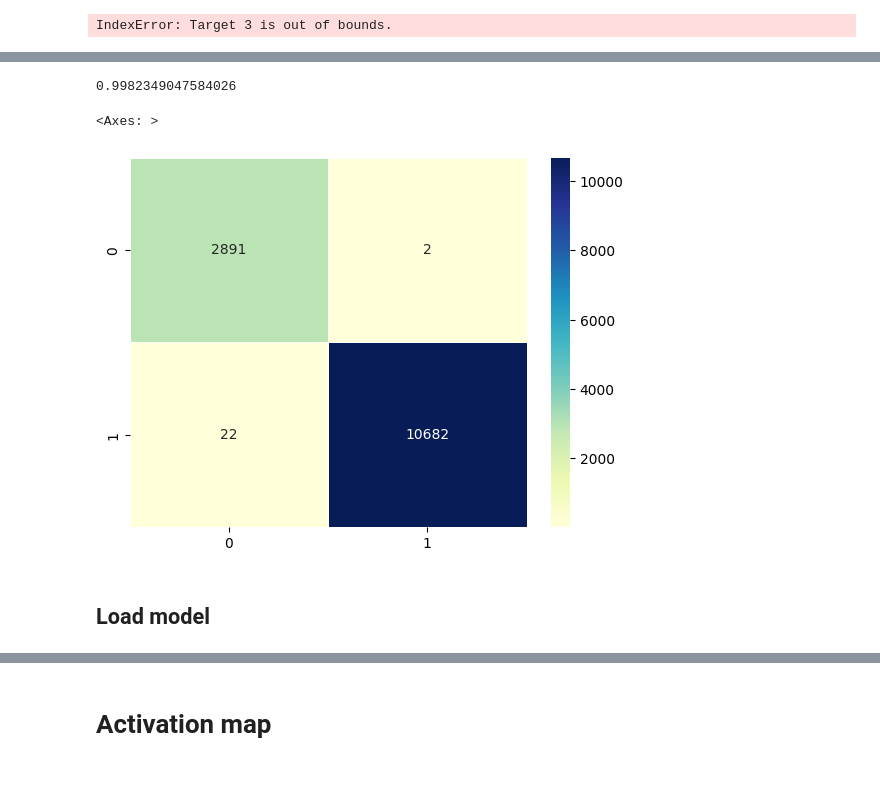
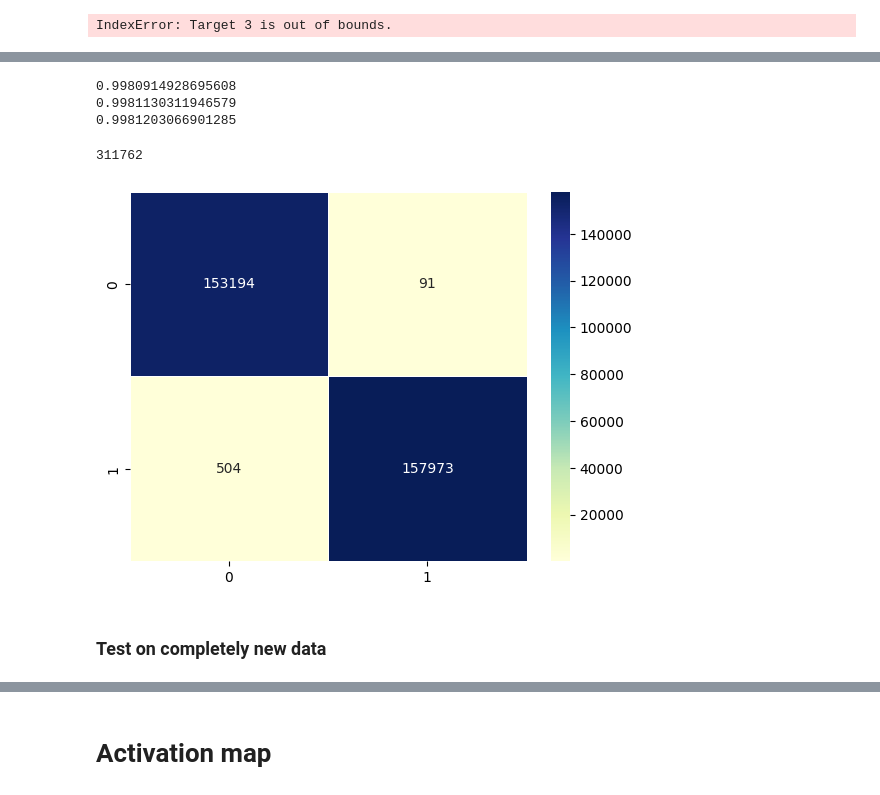
Before and after one commit to maxivmn/pklot, a Jupyter notebook: notebooks/classification.ipynb, the cells around one changed output, grey strips where cells are left out. Cells and saved outputs as stored; diff of their text form; code cells hidden in the pictures.

```diff
--- a/notebooks/classification.ipynb
+++ b/notebooks/classification.ipynb
@@ -33,0 +49,22 @@ DATASET_PATH
+# %%
+destpath_dic = {'PUC_sunny':'../data/PKLot/PKLotSegmented_rearranged/PUC/Sunny/',
+                'PUC_cloudy':'../data/PKLot/PKLotSegmented_rearranged/PUC/Cloudy',
+                'PUC_rainy':'../data/PKLot/PKLotSegmented_rearranged/PUC/Rainy/',
+                '04_sunny':'../data/PKLot/PKLotSegmented_rearranged/UFPR04/Sunny',
+                '04_cloudy':'../data/PKLot/PKLotSegmented_rearranged/UFPR04/Cloudy',
+                '04_rainy':'../data/PKLot/PKLotSegmented_rearranged/UFPR04/Rainy',
+                '05_sunny':'../data/PKLot/PKLotSegmented_rearranged/UFPR05/Sunny',
+                '05_cloudy':'../data/PKLot/PKLotSegmented_rearranged/UFPR05/Cloudy',
+                '05_rainy':'../data/PKLot/PKLotSegmented_rearranged/UFPR05/Rainy'}
+
+#destpath = '../data/PKLot/PKLotSegmented_rearranged/PUC/Sunny/'
+#destpath = '../data/PKLot/PKLotSegmented_rearranged/PUC/Rainy/'
+#destpath = '../data/PKLot/PKLotSegmented_rearranged/PUC/Cloudy'
+#destpath = '../data/PKLot/PKLotSegmented_rearranged/UFPR04/Sunny'
+#destpath = '../data/PKLot/PKLotSegmented_rearranged/UFPR04/Rainy'
+#destpath = '../data/PKLot/PKLotSegmented_rearranged/UFPR04/Cloudy'
+#destpath = '../data/PKLot/PKLotSegmented_rearranged/UFPR05/Sunny'
+#destpath = '../data/PKLot/PKLotSegmented_rearranged/UFPR05/Rainy'
+destpath = '../data/PKLot/PKLotSegmented_rearranged/UFPR05/Cloudy'
+
+#create_labelfolder(destpath)
@@ -512,13 +689,14 @@ torch.save(model, '../models/mobilenetv3_small_try2.pth')
 # %%
+# Took 12.5min trained model on test data.
+# Took 53.5min loaded model on test data.
 all_predictions = []
 all_labels = []
+model.eval()
+with torch.no_grad():
+    for inputs_test, labels_test in test_loader:
+        #inputs_test, labels_test = inputs_test.to(device), labels_test.to(device)
+        outputs = loaded_model(inputs_test)
 
-for inputs_val, labels_val in valDataLoader:
-    inputs_val, labels_val = inputs_val.to(device), labels_val.to(device)
-    outputs = model(inputs_val)
-    loss = criterion(outputs, labels_val)
-    val_loss += loss.item()
-
-    _, predictions = torch.max(outputs, 1)
-    all_predictions.extend(predictions.cpu().numpy())
-    all_labels.extend(labels_val.cpu().numpy())
+        _, predictions = torch.max(outputs, 1)
+        all_predictions.extend(predictions.cpu().numpy())
+        all_labels.extend(labels_test.cpu().numpy())
@@ -536,13 +706,18 @@ len(all_predictions)
 # %%
 
 
 print(accuracy_score(all_labels, all_predictions))
+print(roc_auc_score(all_labels, all_predictions))
+print(f1_score(all_labels, all_predictions))
 cm = confusion_matrix(all_labels, all_predictions)
 sns.heatmap(cm, cmap='YlGnBu', annot=True, fmt='d', linewidths=.5)
+len(all_labels)
 # %% [output]
-0.9982349047584026
+0.9980914928695608
+0.9981130311946579
+0.9981203066901285
-<Axes: >
+311762
-[figure, old version]
+[figure, new version]
-# %% [markdown]
-## Load model
+# %% [markdown]
+### Test on completely new data
 # %%
```
Also changed, not shown: parts of 60 cells of this notebook, 12 other files.
